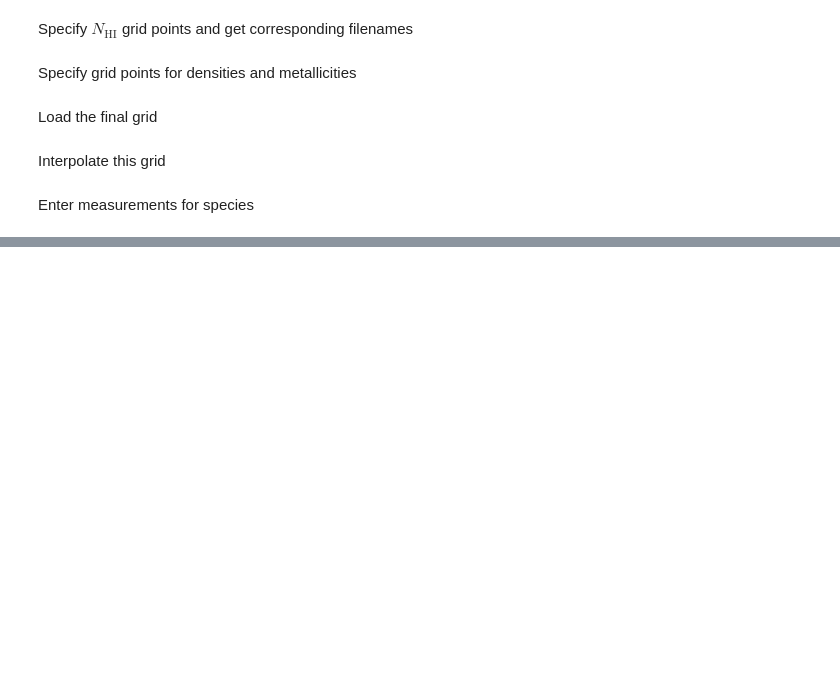
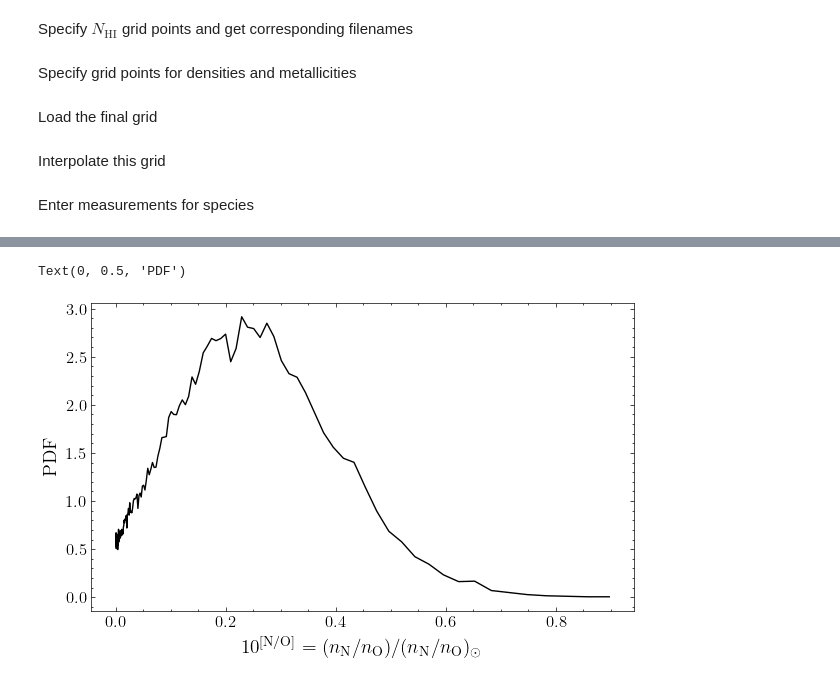
Before and after one commit to suyashk12/cgm_science, a Jupyter notebook: cloudy_fitting/z=0.72_cloudy_fit.ipynb, the cells around one changed output, grey strips where cells are left out. Drawn from its saved outputs; the diff is of its cells as text; code cells hidden in the pictures; blank space fills up the shorter version.

```diff
--- a/cloudy_fitting/z=0.72_cloudy_fit.ipynb
+++ b/cloudy_fitting/z=0.72_cloudy_fit.ipynb
@@ -361,0 +192,14 @@ ax.set_xticks([], minor=True)
+# %%
+hist, bins = np.histogram(flat_samples_subsolar['[N/O]'], bins=150, density=True)
+centers = 10**(.5*(bins[1:]+bins[:-1]))
+# %%
+PDF = hist/integrate.trapz(x=centers, y=hist)
+# %%
+fig, ax = plt.subplots(1, figsize=(7, 4))
+
+ax.plot(centers, PDF)
+ax.set_xlabel(r'$10^{[\mathrm{N}/\mathrm{O}]}=(n_{\mathrm{N}}/n_{\mathrm{O}})/(n_{\mathrm{N}}/n_{\mathrm{O}})_{\odot}$')
+ax.set_ylabel('PDF')
+# %% [output]
+Text(0, 0.5, 'PDF')
+[figure, added]
```
Also changed, not shown: parts of 56 cells of this notebook, 2 other files.
